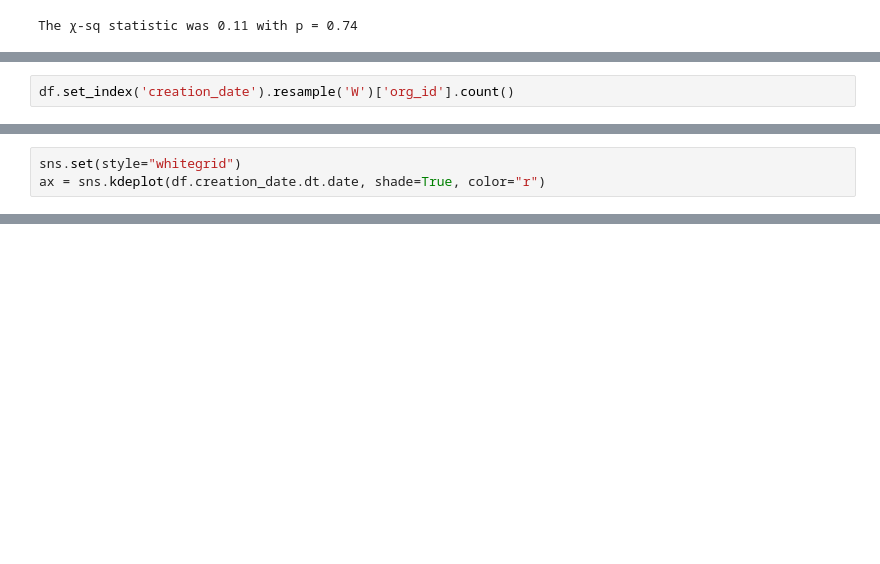
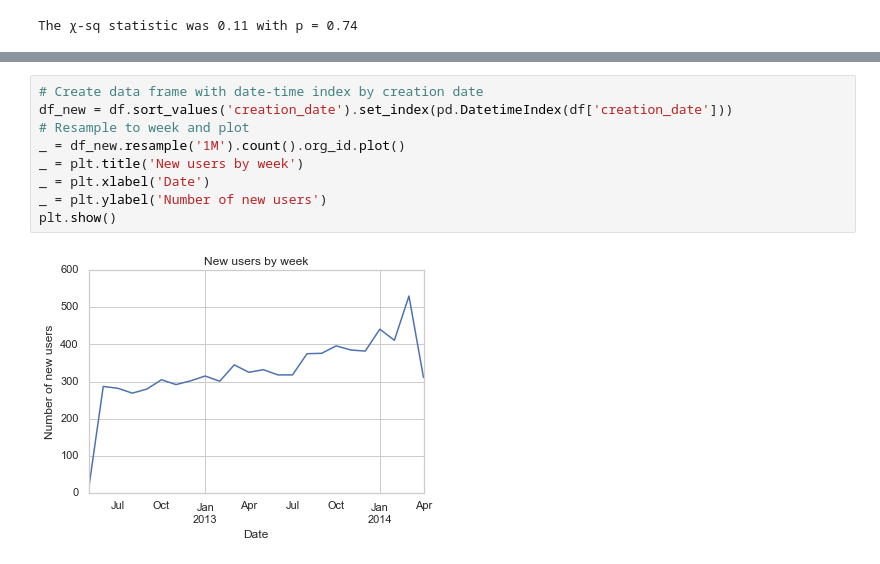
Before and after one commit to jpgerber/User-Adoption-Example, a Jupyter notebook: user_adoption_cleaner.ipynb, the cells around one changed output, grey strips where cells are left out. Drawn from its saved outputs; the diff is of its cells as text; blank space fills up the shorter version.

Commit message:
updated with EDA with date of creation and conclusions

```diff
--- a/user_adoption_cleaner.ipynb
+++ b/user_adoption_cleaner.ipynb
@@ -477,2 +462,0 @@ datetime.date
-# %%
-df.set_index('creation_date').resample('W')['org_id'].count()
@@ -490,3 +462,0 @@ new_users_per_day = df.creation_date.groupby(df.creation_date).count()
-# %%
-sns.set(style="whitegrid")
-ax = sns.kdeplot(df.creation_date.dt.date, shade=True, color="r")
@@ -506,0 +463,11 @@ df_profiles.iloc[11965:11970,:]
+# %%
+# Create data frame with date-time index by creation date
+df_new = df.sort_values('creation_date').set_index(pd.DatetimeIndex(df['creation_date']))
+# Resample to week and plot
+_ = df_new.resample('1M').count().org_id.plot()
+_ = plt.title('New users by week')
+_ = plt.xlabel('Date')
+_ = plt.ylabel('Number of new users')
+plt.show()
+# %% [output]
+[figure, added]
```
Also changed, not shown: parts of 9 cells of this notebook.
